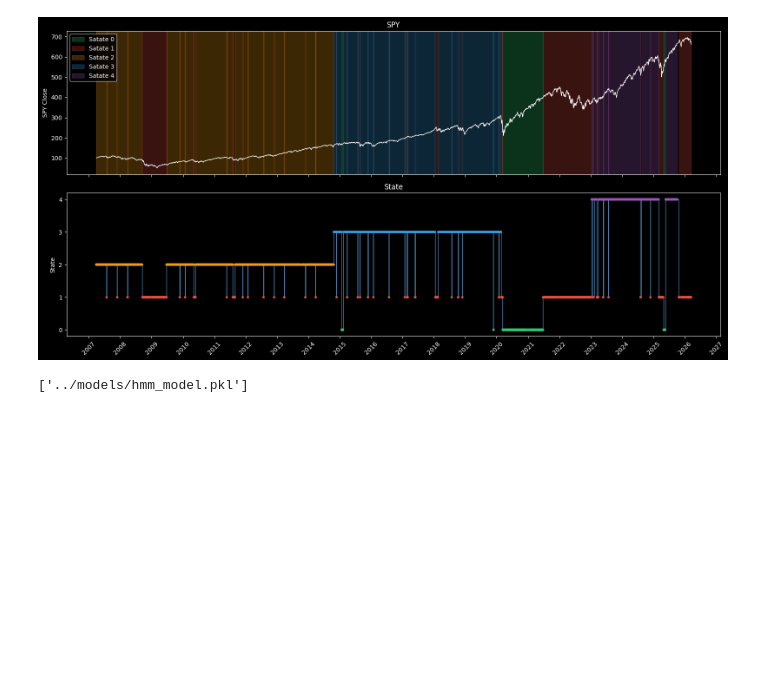
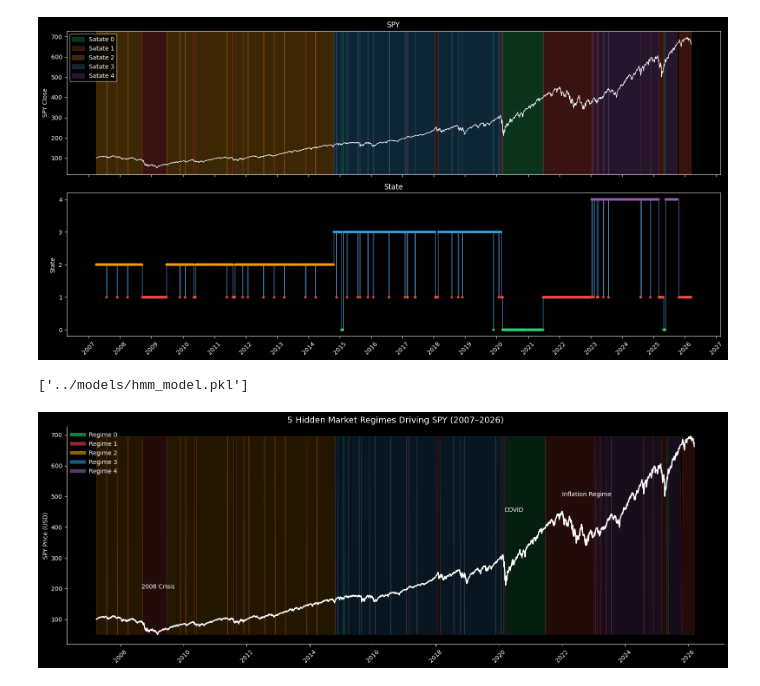
Before and after one commit to iagorivadulla/Market-Regime-ML-Meta-Labeling-System, a Jupyter notebook: models/testing.ipynb, the cells around one changed output. Saved outputs shown, nothing was run; the diff lists cells and outputs as text; code cells hidden in the pictures; blank space fills up the shorter version.

Commit message:
improve the plot for better understand

```diff
--- a/models/testing.ipynb
+++ b/models/testing.ipynb
@@ -204,3 +204,63 @@ joblib.dump(pca, '../models/pca.pkl')
 joblib.dump(model, '../models/hmm_model.pkl')
 # %% [output]
 ['../models/hmm_model.pkl']
+# %%
+import matplotlib.pyplot as plt
+import matplotlib.dates as mdates
+
+plt.style.use("dark_background")
+
+fig, ax = plt.subplots(figsize=(16, 6))
+
+n_states = model.n_components
+
+colors = ['#2ecc71', '#e74c3c', '#f39c12', '#3498db', '#9b59b6', '#e84393'][:n_states]
+
+# ── SPY price ─────────────────────────────────────────────────────
+ax.plot(df.index, df['spy_close'], color='white', lw=2)
+
+ax.set_ylabel('SPY Price (USD)')
+ax.set_title('5 Hidden Market Regimes Driving SPY (2007–2026)', fontsize=14)
+
+# ── Regimes as background ─────────────────────────────────────────
+for regime_id, color in enumerate(colors):
+    mask = df['state'] == regime_id
+
+    ax.fill_between(
+        df.index,
+        df['spy_close'].min(),
+        df['spy_close'].max(),
+        where=mask,
+        color=color,
+        alpha=0.15,
+        interpolate=True
+    )
+
+ax.xaxis.set_major_locator(mdates.YearLocator(2))
+ax.xaxis.set_major_formatter(mdates.DateFormatter('%Y'))
+
+plt.xticks(rotation=45)
+
+for spine in ['top', 'right']:
+    ax.spines[spine].set_visible(False)
+
+handles = [
+    plt.Line2D([0], [0], color=color, lw=6, alpha=0.6)
+    for color in colors
+]
+
+labels = [f'Regime {i}' for i in range(n_states)]
+
+ax.legend(handles, labels, loc='upper left', frameon=False)
+
+ax.text(pd.Timestamp('2008-09-01'), 200, '2008 Crisis', color='white')
+ax.text(pd.Timestamp('2020-03-01'), 450, 'COVID', color='white')
+ax.text(pd.Timestamp('2022-01-01'), 500, 'Inflation Regime', color='white')
+
+# ── Guardar ───────────────────────────────────────────────────────
+plt.tight_layout()
+plt.savefig('regimes_clean.png', dpi=300, bbox_inches='tight')
+
+plt.show()
+# %% [output]
+[figure, added]
```
Also changed, not shown: parts of 1 cell of this notebook, 1 other file.
